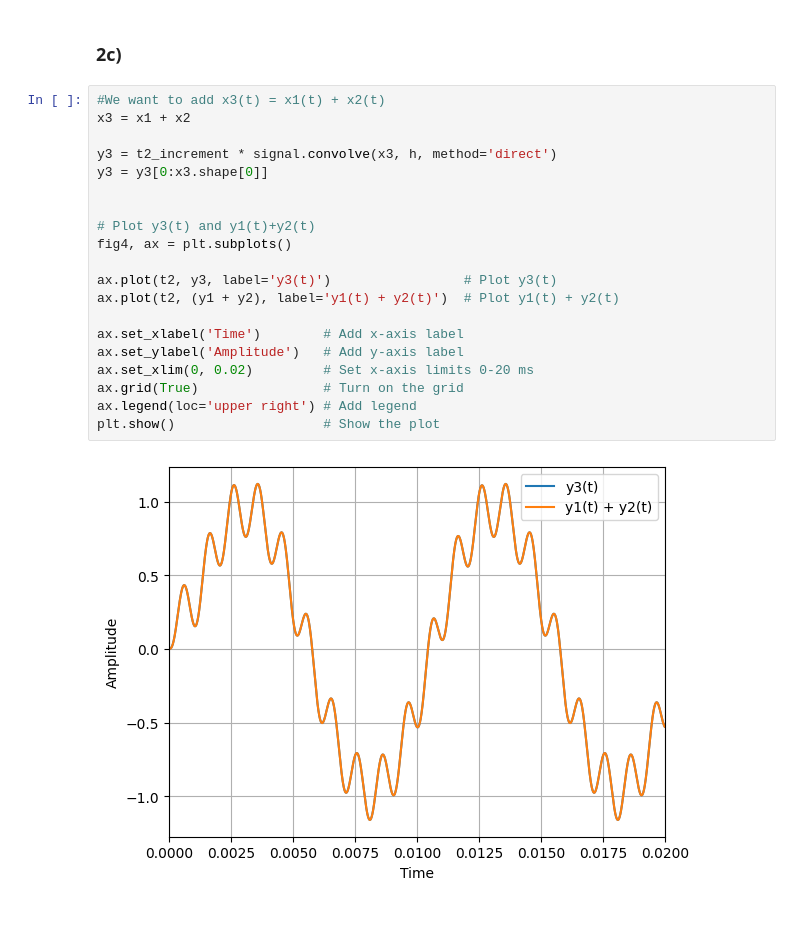
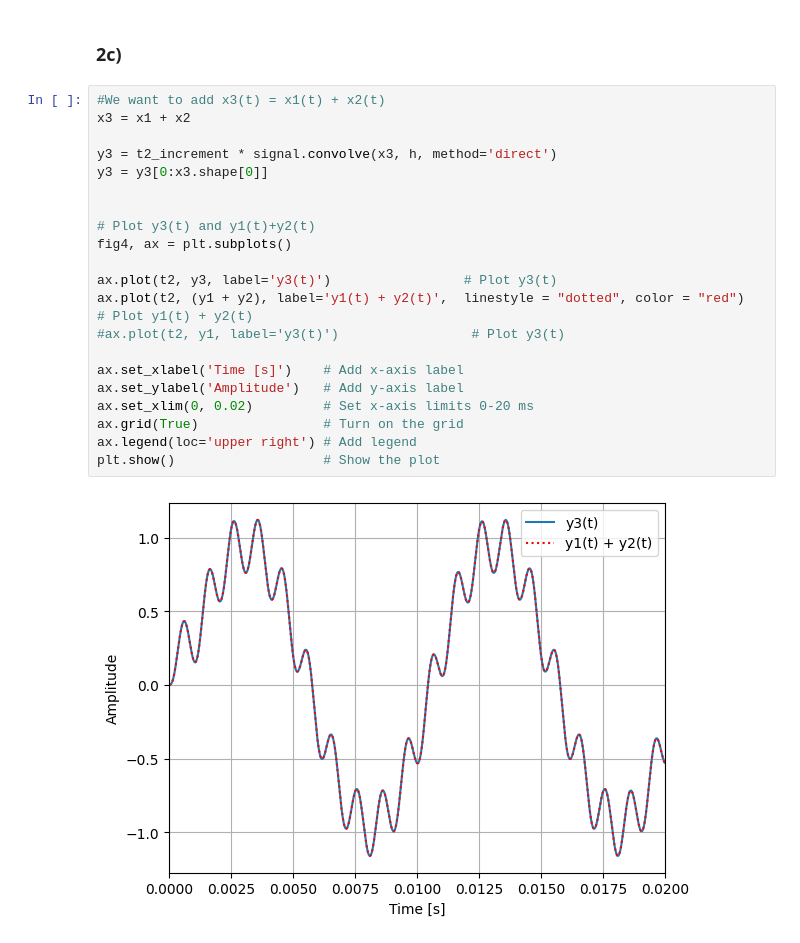
Before and after one commit to OliverHansson/Sigtrans_assignments, a Jupyter notebook: Assignment1/Assignment 1.ipynb, the cells around one changed output. Saved outputs shown, nothing was run; the diff lists cells and outputs as text.

```diff
--- a/Assignment1/Assignment 1.ipynb
+++ b/Assignment1/Assignment 1.ipynb
@@ -159,22 +159,23 @@ plt.show()                 # Show the plot
 # %%
 #We want to add x3(t) = x1(t) + x2(t)
 x3 = x1 + x2
 
 y3 = t2_increment * signal.convolve(x3, h, method='direct')
 y3 = y3[0:x3.shape[0]]
 
 
 # Plot y3(t) and y1(t)+y2(t)
 fig4, ax = plt.subplots()
 
 ax.plot(t2, y3, label='y3(t)')                 # Plot y3(t)
-ax.plot(t2, (y1 + y2), label='y1(t) + y2(t)')  # Plot y1(t) + y2(t)
+ax.plot(t2, (y1 + y2), label='y1(t) + y2(t)',  linestyle = "dotted", color = "red")  # Plot y1(t) + y2(t)
+#ax.plot(t2, y1, label='y3(t)')                 # Plot y3(t)
 
-ax.set_xlabel('Time')        # Add x-axis label
+ax.set_xlabel('Time [s]')    # Add x-axis label
 ax.set_ylabel('Amplitude')   # Add y-axis label
 ax.set_xlim(0, 0.02)         # Set x-axis limits 0-20 ms
 ax.grid(True)                # Turn on the grid
 ax.legend(loc='upper right') # Add legend
 plt.show()                   # Show the plot
 # %% [output]
-[figure, old version]
+[figure, new version]
```
Also changed, not shown: parts of 3 cells of this notebook, 10 other files.
